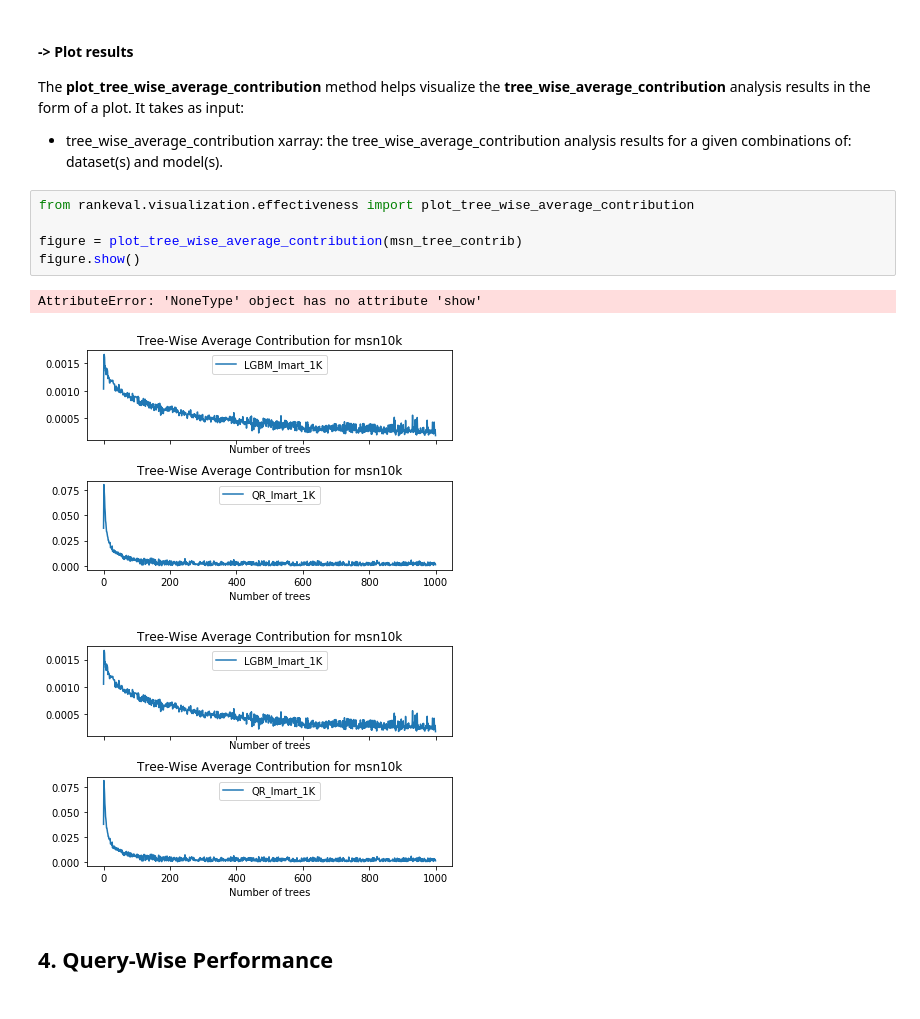
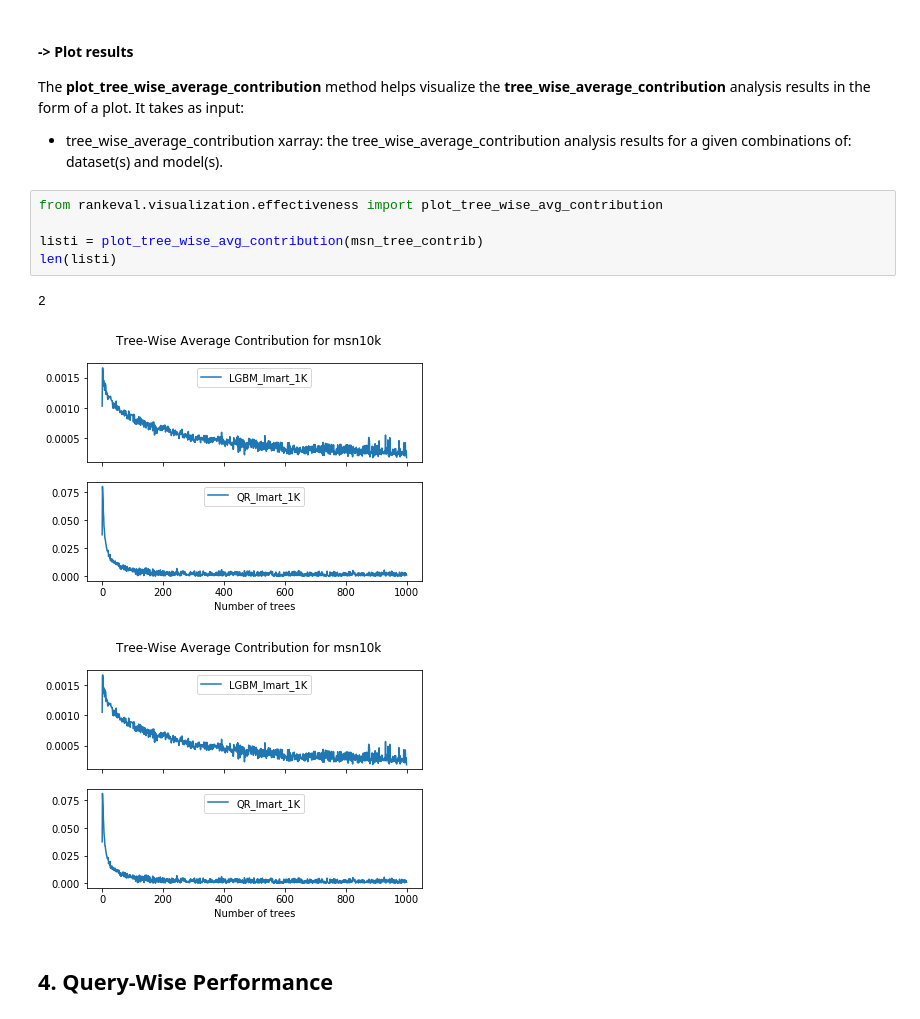
Before and after one commit to hpclab/rankeval, a Jupyter notebook: notebooks/RankEval - Effectiveness Analysis.ipynb, the cells around one changed output. Cells and saved outputs as stored; diff of their text form.

Commit message:
changes to plots effectiveness

```diff
--- a/notebooks/RankEval - Effectiveness Analysis.ipynb
+++ b/notebooks/RankEval - Effectiveness Analysis.ipynb
@@ -223,14 +223,14 @@ msn_tree_contrib.to_dataframe()
 The **plot_tree_wise_average_contribution** method helps visualize the **tree_wise_average_contribution** analysis results in the form of a plot. It takes as input:
  - tree_wise_average_contribution xarray: the tree_wise_average_contribution analysis results for a given combinations of: dataset(s) and model(s).
 # %%
-from rankeval.visualization.effectiveness import plot_tree_wise_average_contribution
+from rankeval.visualization.effectiveness import plot_tree_wise_avg_contribution
 
-figure = plot_tree_wise_average_contribution(msn_tree_contrib)
-figure.show()
+listi = plot_tree_wise_avg_contribution(msn_tree_contrib)
+len(listi)
 # %% [output]
-AttributeError: 'NoneType' object has no attribute 'show'
+2
-[figure, old version]
+[figure, new version]
-[figure, old version]
+[figure, new version]
 # %% [markdown]
 ## 4. Query-Wise Performance
 # %% [markdown]
```
Also changed, not shown: 2 other files.
